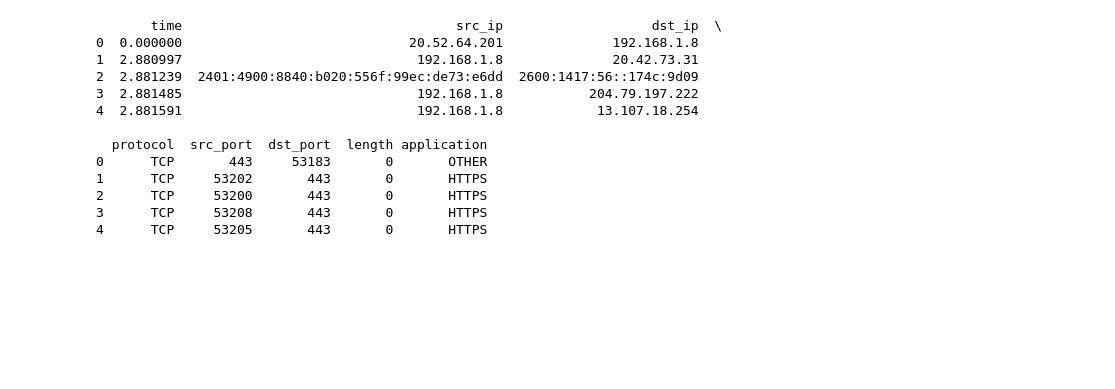
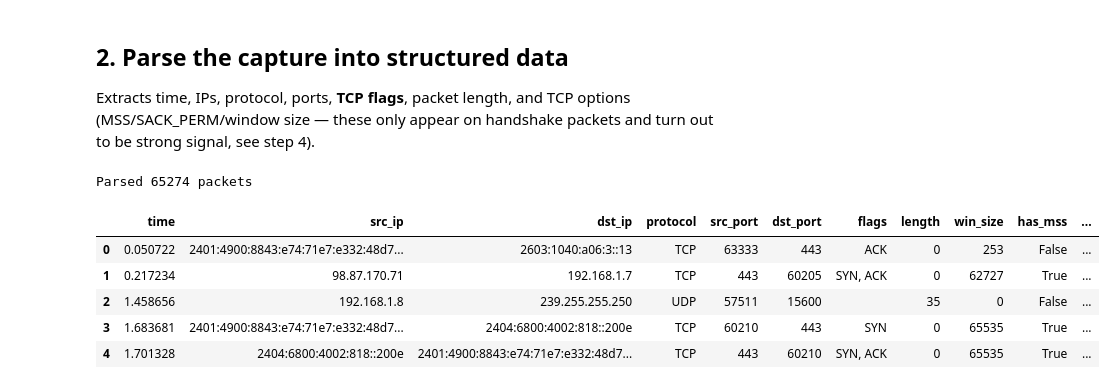
Before and after one commit to ujjwalt0mar/tcpdump-traffic-insights-Network-traffic-manager-, a Jupyter notebook: ML_Pipline.ipynb, the cells around one changed output. Saved outputs shown, nothing was run; the diff lists cells and outputs as text; code cells hidden in the pictures; blank space fills up the shorter version.

```diff
--- a/ML_Pipline.ipynb
+++ b/ML_Pipline.ipynb
@@ -12,44 +20,43 @@ with open("tcpdump.txt", "r") as f:
+# %% [markdown]
+## 2. Parse the capture into structured data
+
+Extracts time, IPs, protocol, ports, **TCP flags**, packet length, and TCP options (MSS/SACK_PERM/window size — these only appear on handshake packets and turn out to be strong signal, see step 4).
 # %%
 import pandas as pd
 import re
 
-records = []
+def parse_tcpdump(filepath):
+    records = []
+    with open(filepath, "r", encoding="utf-8", errors="ignore") as f:
+        for line in f:
+            match = re.search(
+                r"\s*(\d+\.\d+)\s+([\da-fA-F\.:]+)\s+\u2192\s+([\da-fA-F\.:]+)\s+(TCP|UDP)\s+\d+\s+"
+                r"(\d+)\s+\u2192\s+(\d+)\s*(?:\[([^\]]*)\])?.*Len=(\d+)",
+                line
+            )
+            if match:
+                time, src_ip, dst_ip, proto, src_port, dst_port, flags, length = match.groups()
+                win_match = re.search(r"Win=(\d+)", line)
+                mss_match = re.search(r"MSS=(\d+)", line)
+                records.append({
+                    "time": float(time), "src_ip": src_ip, "dst_ip": dst_ip,
+                    "protocol": proto, "src_port": int(src_port), "dst_port": int(dst_port),
+                    "flags": flags if flags else "", "length": int(length),
+                    "win_size": int(win_match.group(1)) if win_match else 0,
+                    "has_mss": bool(mss_match),
+                    "has_sack_perm": "SACK_PERM" in line,
+                    "has_ws": bool(re.search(r"\bWS=\d+", line)),
+                })
+    return pd.DataFrame(records)
 
-with open("tcpdump.txt", "r", encoding="utf-8") as f:
-    for line in f:
-        # Regex to match: time, source IP, dest IP, protocol, source port, dest port, and packet length
-        match = re.search(
-            r"\s*(\d+\.\d+)\s+([\da-fA-F\.:]+)\s+→\s+([\da-fA-F\.:]+)\s+(TCP|UDP)\s+\d+\s+(\d+)\s+→\s+(\d+).*Len=(\d+)",
-            line
-        )
-        if match:
-            time, src_ip, dst_ip, proto, src_port, dst_port, length = match.groups()
-            app = "HTTPS" if int(dst_port) == 443 else "OTHER"
-            records.append({
-                "time": float(time),
-                "src_ip": src_ip,
-                "dst_ip": dst_ip,
-                "protocol": proto,
-                "src_port": int(src_port),
-                "dst_port": int(dst_port),
-                "length": int(length),
-                "application": app
-            })
-
-# Create DataFrame
-df = pd.DataFrame(records)
-print(df.head())
+df = parse_tcpdump("data/tcpdump_combined.txt")
+print(f"Parsed {len(df)} packets")
+df.head()
 # %% [output]
-       time                                   src_ip                   dst_ip  \
-0  0.000000                             20.52.64.201              192.168.1.8
-1  2.880997                              192.168.1.8              20.42.73.31
-2  2.881239  2401:4900:8840:b020:556f:99ec:de73:e6dd  2600:1417:56::174c:9d09
-3  2.881485                              192.168.1.8           204.79.197.222
-4  2.881591                              192.168.1.8            13.107.18.254
-
-  protocol  src_port  dst_port  length application
-0      TCP       443     53183       0       OTHER
-1      TCP     53202       443       0       HTTPS
-2      TCP     53200       443       0       HTTPS
-3      TCP     53208       443       0       HTTPS
-4      TCP     53205       443       0       HTTPS
+Parsed 65274 packets
+|  | time | src_ip | dst_ip | protocol | src_port | dst_port | flags | length | win_size | has_mss | ... |
+| 0 | 0.050722 | 2401:4900:8843:e74:71e7:e332:48d7... | 2603:1040:a06:3::13 | TCP | 63333 | 443 | ACK | 0 | 253 | False | ... |
+| 1 | 0.217234 | 98.87.170.71 | 192.168.1.7 | TCP | 443 | 60205 | SYN, ACK | 0 | 62727 | True | ... |
+| 2 | 1.458656 | 192.168.1.8 | 239.255.255.250 | UDP | 57511 | 15600 |  | 35 | 0 | False | ... |
+| 3 | 1.683681 | 2401:4900:8843:e74:71e7:e332:48d7... | 2404:6800:4002:818::200e | TCP | 60210 | 443 | SYN | 0 | 65535 | True | ... |
+| 4 | 1.701328 | 2404:6800:4002:818::200e | 2401:4900:8843:e74:71e7:e332:48d7... | TCP | 443 | 60210 | SYN, ACK | 0 | 65535 | True | ... |
```
Also changed, not shown: parts of 25 cells of this notebook, 39 other files.
